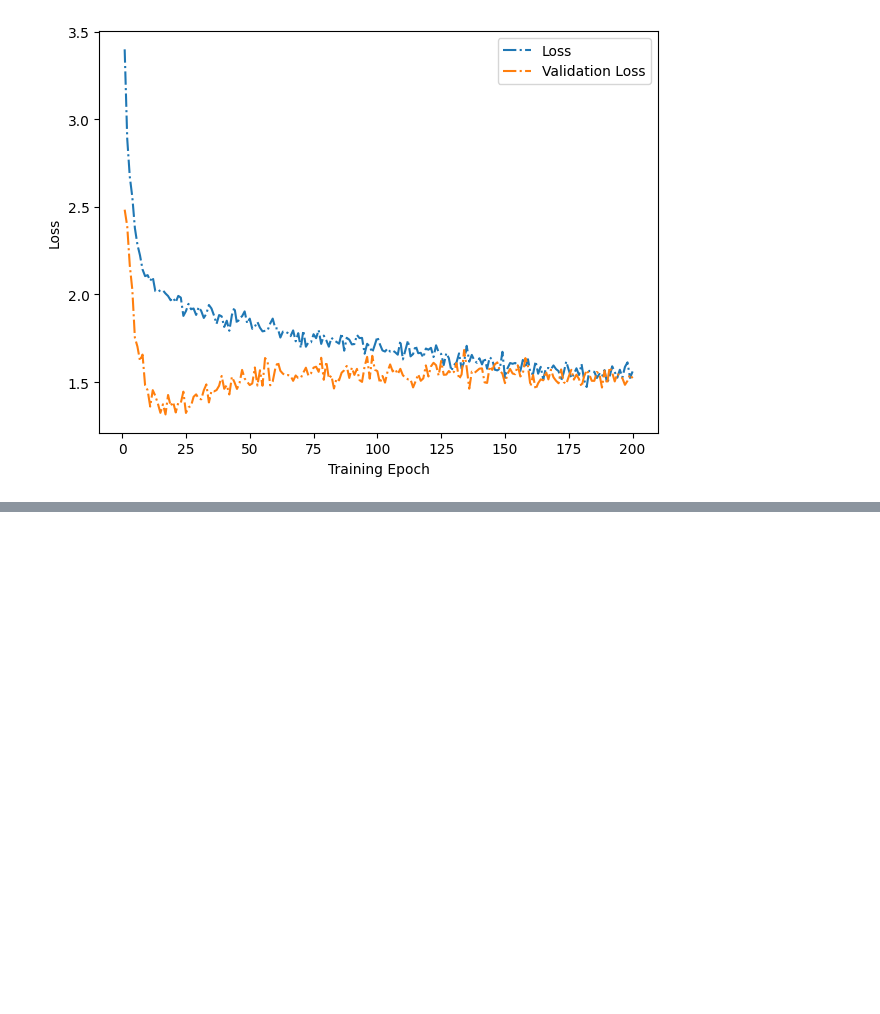
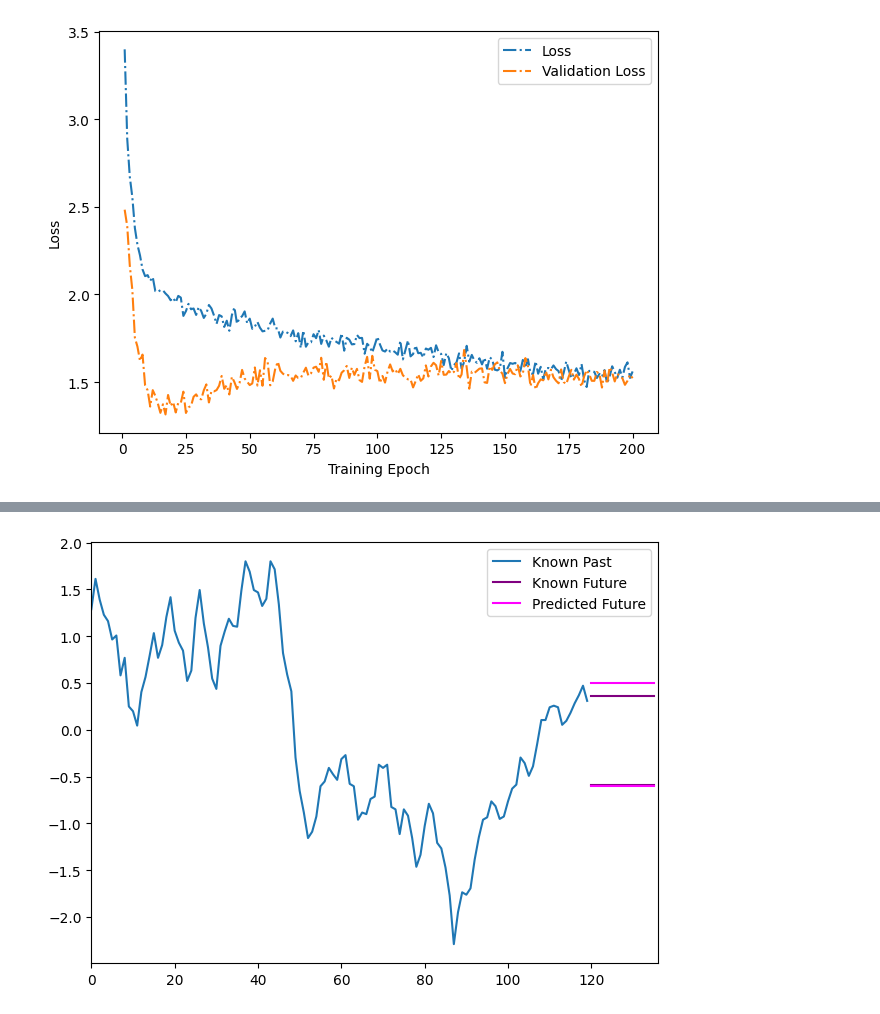
Before and after one commit to badassdatascience/badass-data-science, a Jupyter notebook: badassdatascience/forecasting/deep_learning/review-training-results.ipynb, the cells around one changed output, grey strips where cells are left out. Drawn from its saved outputs; the diff is of its cells as text; code cells hidden in the pictures; blank space fills up the shorter version.

```diff
--- a/badassdatascience/forecasting/deep_learning/review-training-results.ipynb
+++ b/badassdatascience/forecasting/deep_learning/review-training-results.ipynb
@@ -28,0 +86,3 @@ plot_basic_loss(history)
+# %%
+y_predicted = model.predict(M_test)
+y_predicted.shape
@@ -28,0 +92,44 @@ plot_basic_loss(history)
+# %%
+import matplotlib.pyplot as plt
+
+def plot_a_prediction(
+    M,
+    y,
+    y_predicted,
+    index = 5,
+    n_y_forward = 15, # get this from somewhere else
+    color_known_y = 'purple',
+    color_predicted_y = 'magenta',
+):
+
+    X_all_scaled_index = 0  # this is the index for the main time series we are predicted
+
+    x = M_test[index, :, X_all_scaled_index]
+    y_known_min = y_test[index, 0]
+    y_known_max = y_test[index, 1]
+    y_predicted_min = y_predicted[index, 0]
+    y_predicted_max = y_predicted[index, 1]
+
+    n_full = len(x) + n_y_forward + 1
+    xmin = 120. / n_full
+    xmax = (120 + n_y_forward) / n_full
+
+    plt.figure()
+    plt.plot(x, label = 'Known Past')
+
+    plt.axhline(y = y_known_min, xmin = xmin, xmax=xmax, color = color_known_y, label = 'Known Future')
+    plt.axhline(y = y_known_max, xmin = xmin, xmax=xmax, color = color_known_y)
+
+    plt.axhline(y = y_predicted_min, xmin = xmin, xmax=xmax, color = color_predicted_y, label = 'Predicted Future')
+    plt.axhline(y = y_predicted_max, xmin = xmin, xmax=xmax, color = color_predicted_y)
+
+    plt.xlim(0, n_full)
+
+    plt.legend()
+    plt.tight_layout()
+    plt.show()
+    plt.close()
+# %%
+plot_a_prediction(M_test, y_test, y_predicted)
+# %% [output]
+[figure, added]
```
Also changed, not shown: parts of 12 cells of this notebook, 1 other file.
